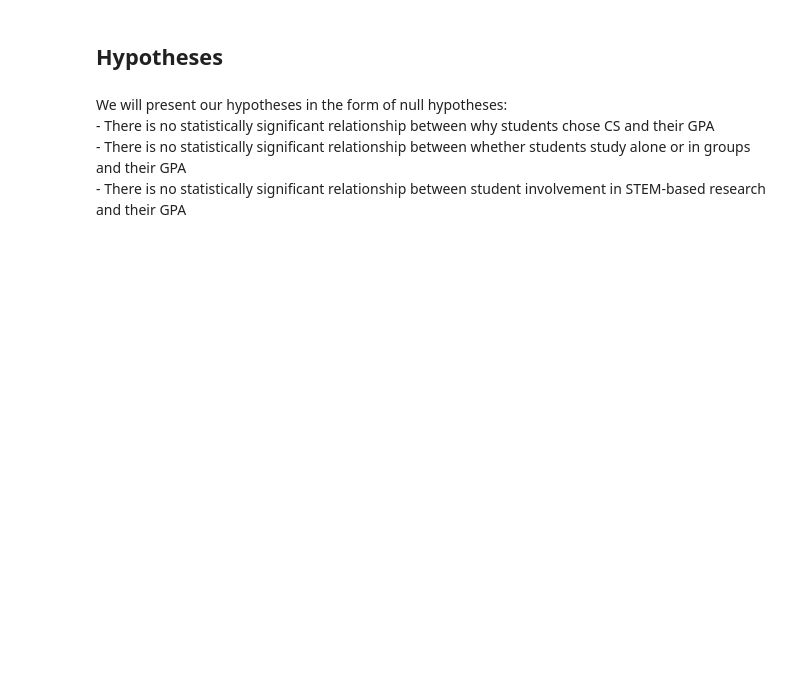
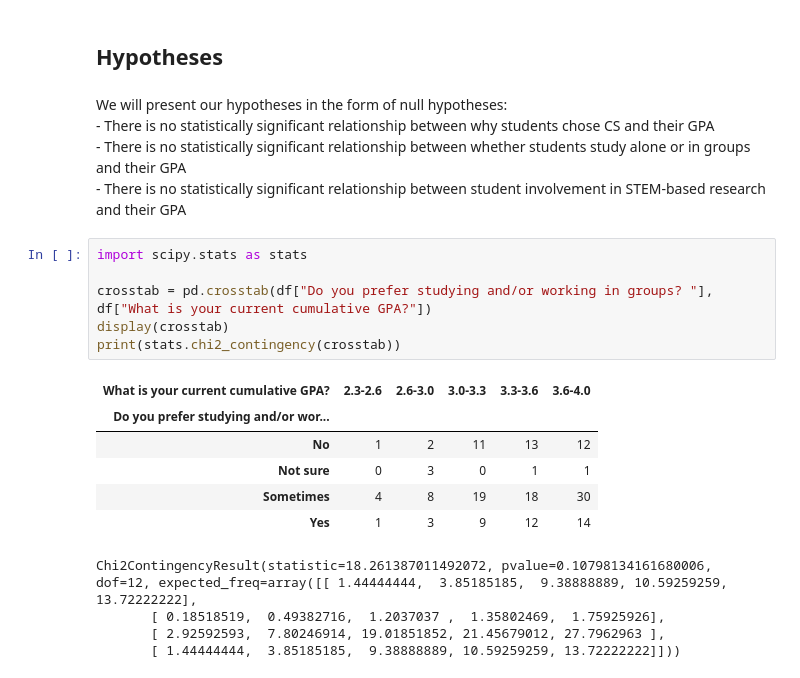
Before and after one commit to undahveeti/University-Characteristic-Data-Analysis, a Jupyter notebook: cs105_mini_project.ipynb, the cells around one changed output. Drawn from its saved outputs; the diff is of its cells as text; blank space fills up the shorter version.

```diff
--- a/cs105_mini_project.ipynb
+++ b/cs105_mini_project.ipynb
@@ -96,3 +103,20 @@ plt.show()
 ## Hypotheses
 # %% [markdown]
 We will present our hypotheses in the form of null hypotheses: <br> - There is no statistically significant relationship between why students chose CS and their GPA <br> - There is no statistically significant relationship between whether students study alone or in groups and their GPA <br> - There is no statistically significant relationship between student involvement in STEM-based research and their GPA
+# %%
+import scipy.stats as stats
+
+crosstab = pd.crosstab(df["Do you prefer studying and/or working in groups? "], df["What is your current cumulative GPA?"])
+display(crosstab)
+print(stats.chi2_contingency(crosstab))
+# %% [output]
+| What is your current cumulative GPA? | 2.3-2.6 | 2.6-3.0 | 3.0-3.3 | 3.3-3.6 | 3.6-4.0 |
+| Do you prefer studying and/or wor... |  |  |  |  |  |
+| No | 1 | 2 | 11 | 13 | 12 |
+| Not sure | 0 | 3 | 0 | 1 | 1 |
+| Sometimes | 4 | 8 | 19 | 18 | 30 |
+| Yes | 1 | 3 | 9 | 12 | 14 |
+Chi2ContingencyResult(statistic=18.261387011492072, pvalue=0.10798134161680006, dof=12, expected_freq=array([[ 1.44444444,  3.85185185,  9.38888889, 10.59259259, 13.72222222],
+       [ 0.18518519,  0.49382716,  1.2037037 ,  1.35802469,  1.75925926],
+       [ 2.92592593,  7.80246914, 19.01851852, 21.45679012, 27.7962963 ],
+       [ 1.44444444,  3.85185185,  9.38888889, 10.59259259, 13.72222222]]))
```
Also changed, not shown: parts of 8 cells of this notebook.
